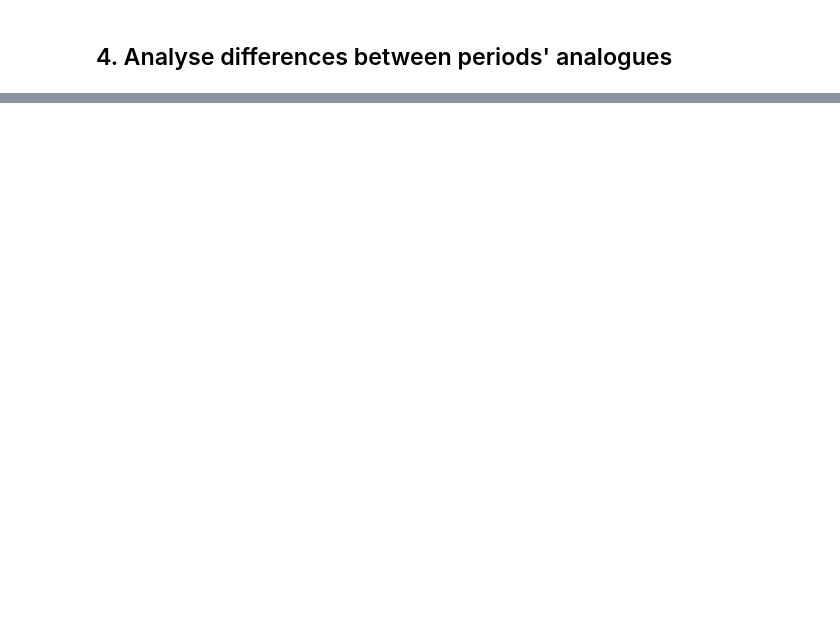
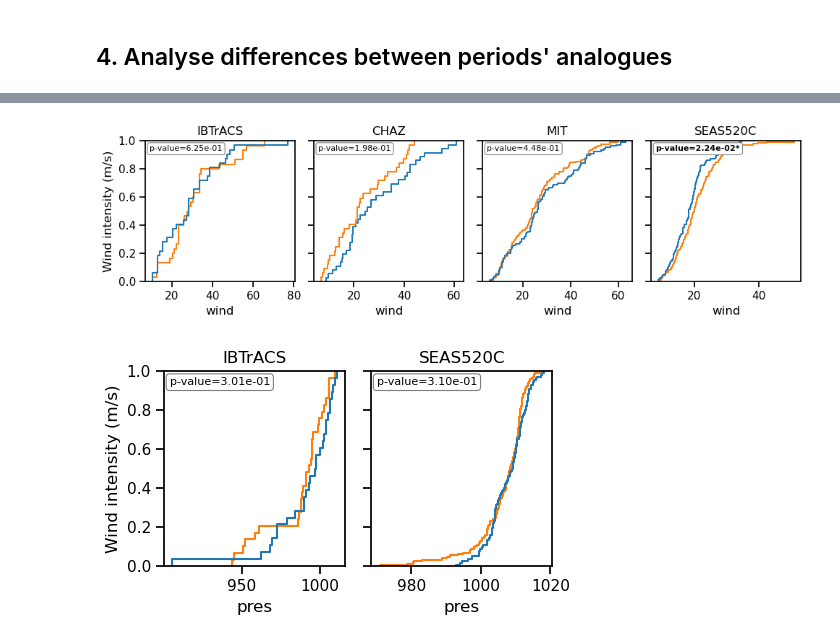
Before and after one commit to stella-bourdin/tc-track-analogues, a Jupyter notebook: notebooks/workflow.ipynb, the cells around one changed output, grey strips where cells are left out. Cells and saved outputs as stored; diff of their text form; code cells hidden in the pictures; blank space fills up the shorter version.

```diff
--- a/notebooks/workflow.ipynb
+++ b/notebooks/workflow.ipynb
@@ -137,0 +95,7 @@ sns.despine()
+# %%
+# Differences in intensity
+p_wind = tca.plot_diff_in_intensity(analogues, pal, "wind", "ecdf")
+p_pres = tca.plot_diff_in_intensity(analogues, pal, "pres", "ecdf")
+# %% [output]
+[figure, added]
+[figure, added]
```
Also changed, not shown: parts of 12 cells of this notebook, 1 other file.
